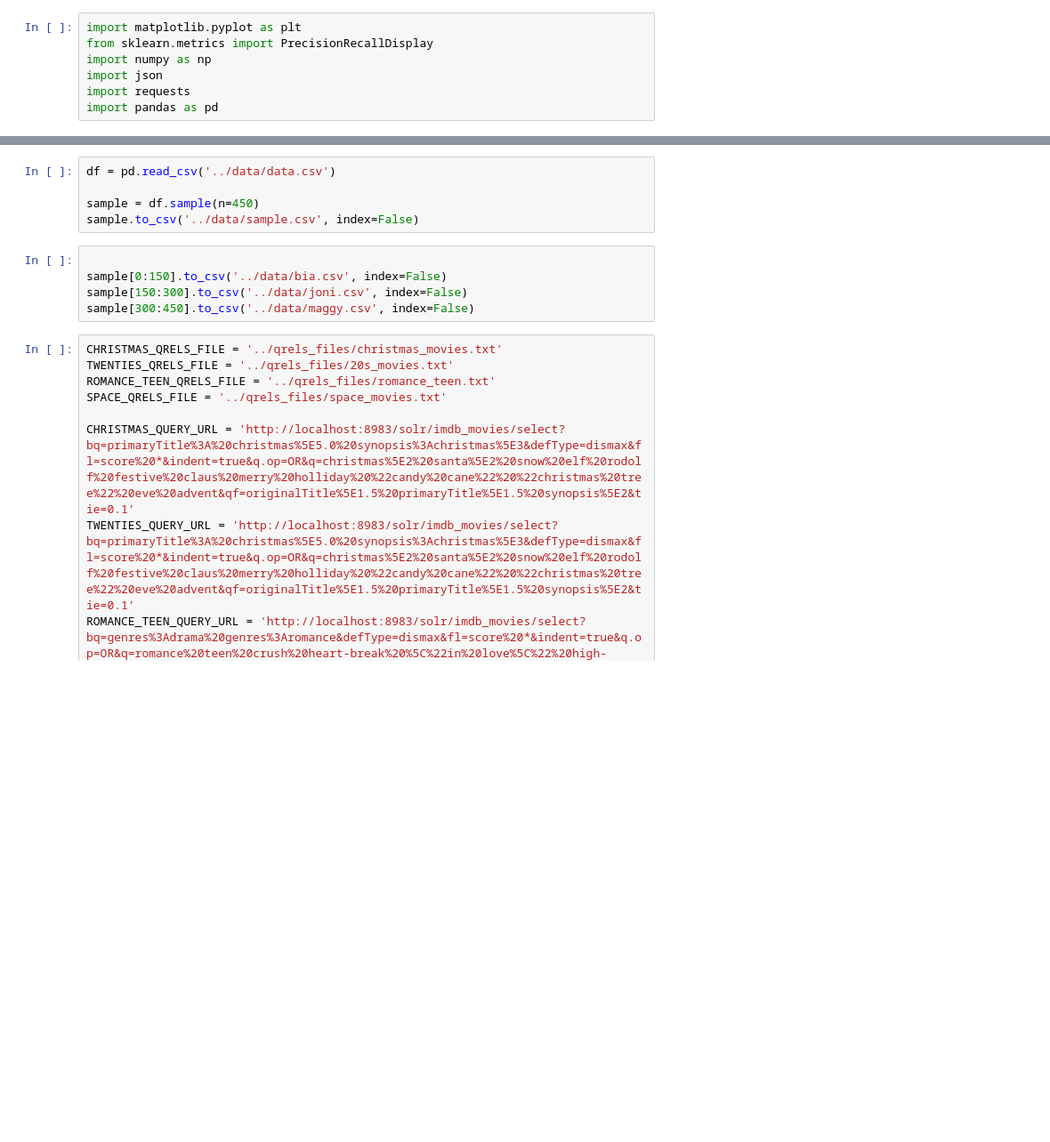
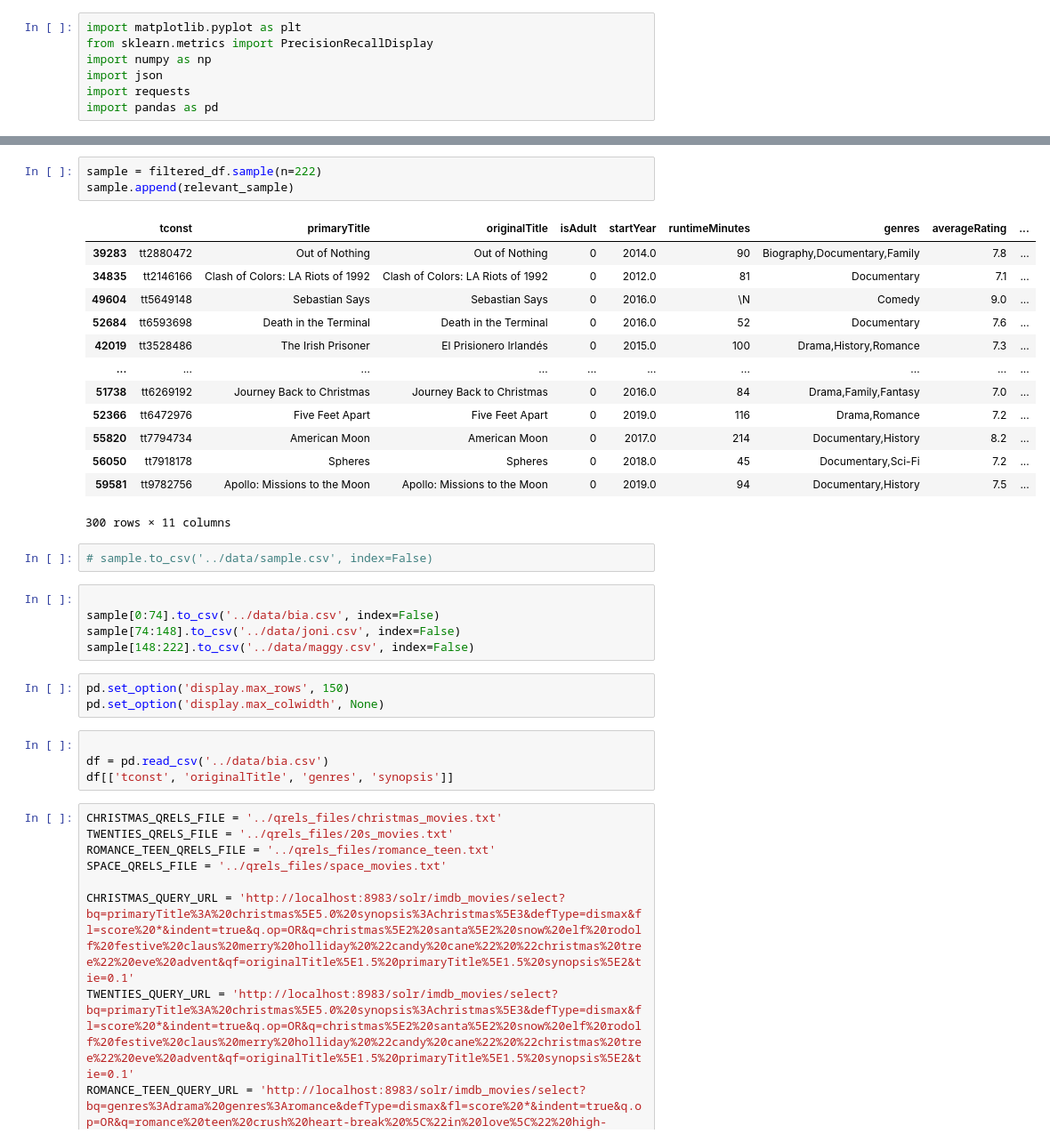
Before and after one commit to margaridav27/feup-pri, a Jupyter notebook: milestone2/notebooks/evaluation.ipynb, the cells around one changed output, grey strips where cells are left out. Shown at 89% size. Saved outputs shown, nothing was run; the diff lists cells and outputs as text; blank space fills up the shorter version.

Commit message:
new df sample

```diff
--- a/milestone2/notebooks/evaluation.ipynb
+++ b/milestone2/notebooks/evaluation.ipynb
@@ -8,13 +15,34 @@ import pandas as pd
+# %%
+sample = filtered_df.sample(n=222)
+sample.append(relevant_sample)
+# %% [output]
+|  | tconst | primaryTitle | originalTitle | isAdult | startYear | runtimeMinutes | genres | averageRating | ... |
+| 39283 | tt2880472 | Out of Nothing | Out of Nothing | 0 | 2014.0 | 90 | Biography,Documentary,Family | 7.8 | ... |
+| 34835 | tt2146166 | Clash of Colors: LA Riots of 1992 | Clash of Colors: LA Riots of 1992 | 0 | 2012.0 | 81 | Documentary | 7.1 | ... |
+| 49604 | tt5649148 | Sebastian Says | Sebastian Says | 0 | 2016.0 | \N | Comedy | 9.0 | ... |
+| 52684 | tt6593698 | Death in the Terminal | Death in the Terminal | 0 | 2016.0 | 52 | Documentary | 7.6 | ... |
+| 42019 | tt3528486 | The Irish Prisoner | El Prisionero Irlandés | 0 | 2015.0 | 100 | Drama,History,Romance | 7.3 | ... |
+| ... | ... | ... | ... | ... | ... | ... | ... | ... | ... |
+| 51738 | tt6269192 | Journey Back to Christmas | Journey Back to Christmas | 0 | 2016.0 | 84 | Drama,Family,Fantasy | 7.0 | ... |
+| 52366 | tt6472976 | Five Feet Apart | Five Feet Apart | 0 | 2019.0 | 116 | Drama,Romance | 7.2 | ... |
+| 55820 | tt7794734 | American Moon | American Moon | 0 | 2017.0 | 214 | Documentary,History | 8.2 | ... |
+| 56050 | tt7918178 | Spheres | Spheres | 0 | 2018.0 | 45 | Documentary,Sci-Fi | 7.2 | ... |
+| 59581 | tt9782756 | Apollo: Missions to the Moon | Apollo: Missions to the Moon | 0 | 2019.0 | 94 | Documentary,History | 7.5 | ... |
+300 rows × 11 columns
 # %%
-df = pd.read_csv('../data/data.csv')
-
-sample = df.sample(n=450)
-sample.to_csv('../data/sample.csv', index=False)
+# sample.to_csv('../data/sample.csv', index=False)
 # %%
 
-sample[0:150].to_csv('../data/bia.csv', index=False)
-sample[150:300].to_csv('../data/joni.csv', index=False)
-sample[300:450].to_csv('../data/maggy.csv', index=False)
+sample[0:74].to_csv('../data/bia.csv', index=False)
+sample[74:148].to_csv('../data/joni.csv', index=False)
+sample[148:222].to_csv('../data/maggy.csv', index=False)
+# %%
+pd.set_option('display.max_rows', 150)
+pd.set_option('display.max_colwidth', None)
+# %%
+
+df = pd.read_csv('../data/bia.csv')
+df[['tconst', 'originalTitle', 'genres', 'synopsis']]
 # %%
 CHRISTMAS_QRELS_FILE = '../qrels_files/christmas_movies.txt'
 TWENTIES_QRELS_FILE = '../qrels_files/20s_movies.txt'
```
Also changed, not shown: parts of 1 cell of this notebook, 4 other files.
